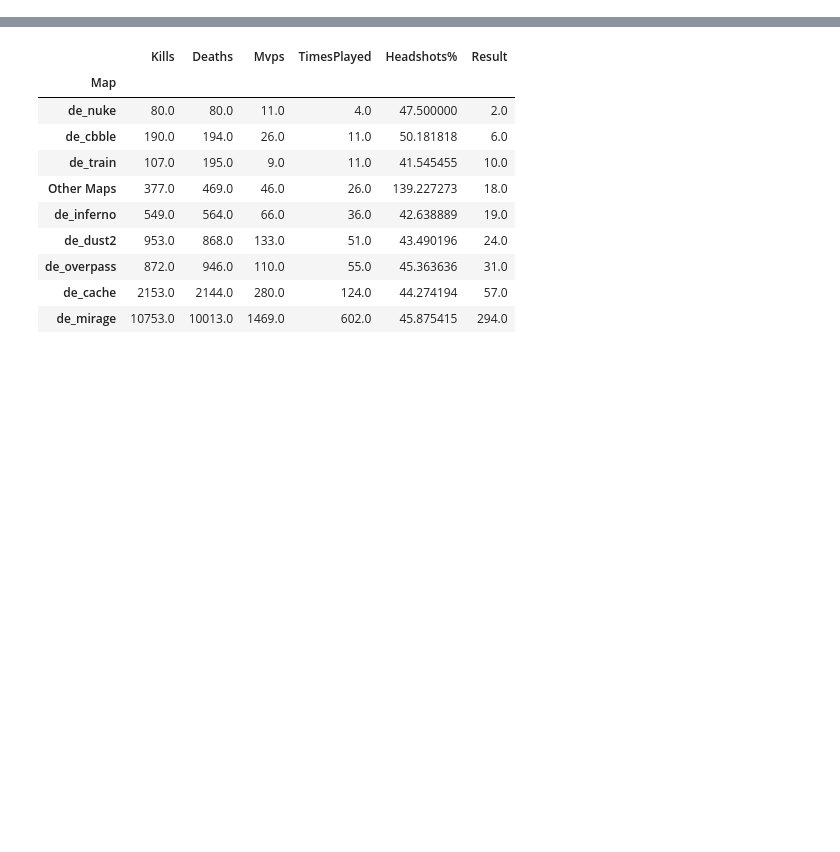
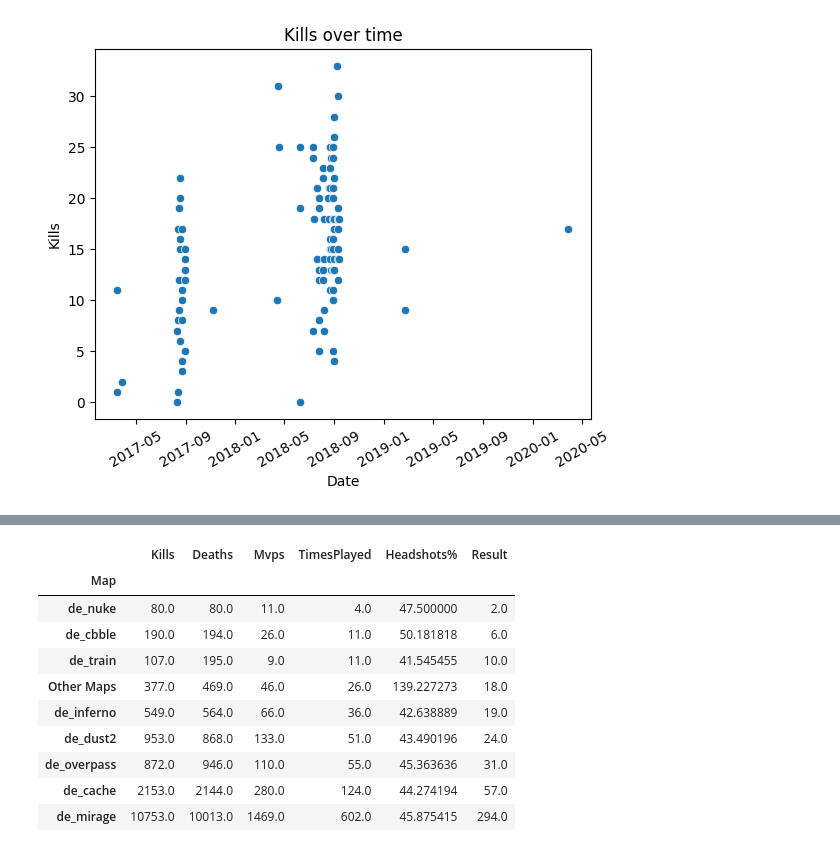
Before and after one commit to Mamin-gamer/Data-collection, a Jupyter notebook: notebooks/Code.ipynb, the cells around one changed output, grey strips where cells are left out. Drawn from its saved outputs; the diff is of its cells as text; code cells hidden in the pictures; blank space fills up the shorter version.

```diff
--- a/notebooks/Code.ipynb
+++ b/notebooks/Code.ipynb
@@ -17,3 +17,12 @@ DF_all = pd.read_pickle("./AllDatabz2.pkl", compression="bz2")
 DF_me = DF_all.query("PlayerId == @FACEIT_PLAYERID")
 # %%
 DF_me.loc[:,"index"]= np.arange(len(DF_me))
+# %%
+colours = sns.color_palette("rocket", 3)
+sns.scatterplot(data = DF_me.query("SteamData == False"), x = "CreatedAt", y = "Kills", palette=colours)
+plt.title("Kills over time")
+plt.xlabel("Date")
+plt.xticks(rotation = 30)
+plt.show()
+# %% [output]
+[figure, added]
```
Also changed, not shown: parts of 8 cells of this notebook, 5 other files.
